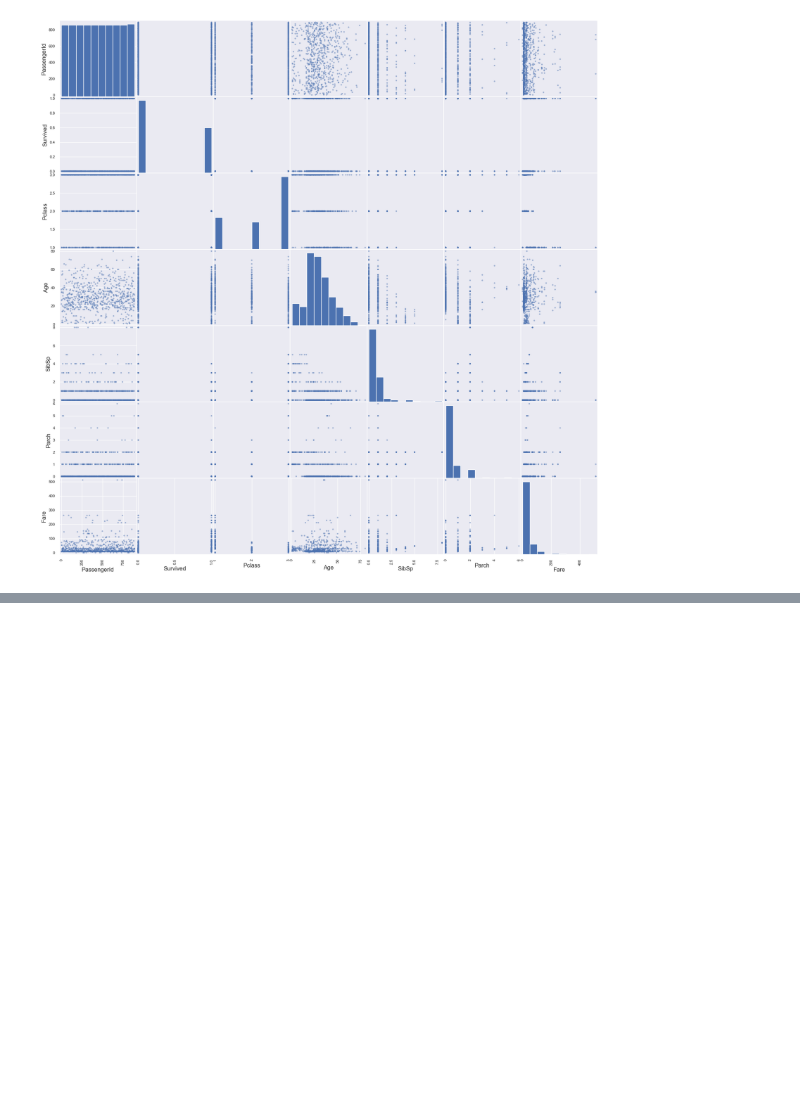
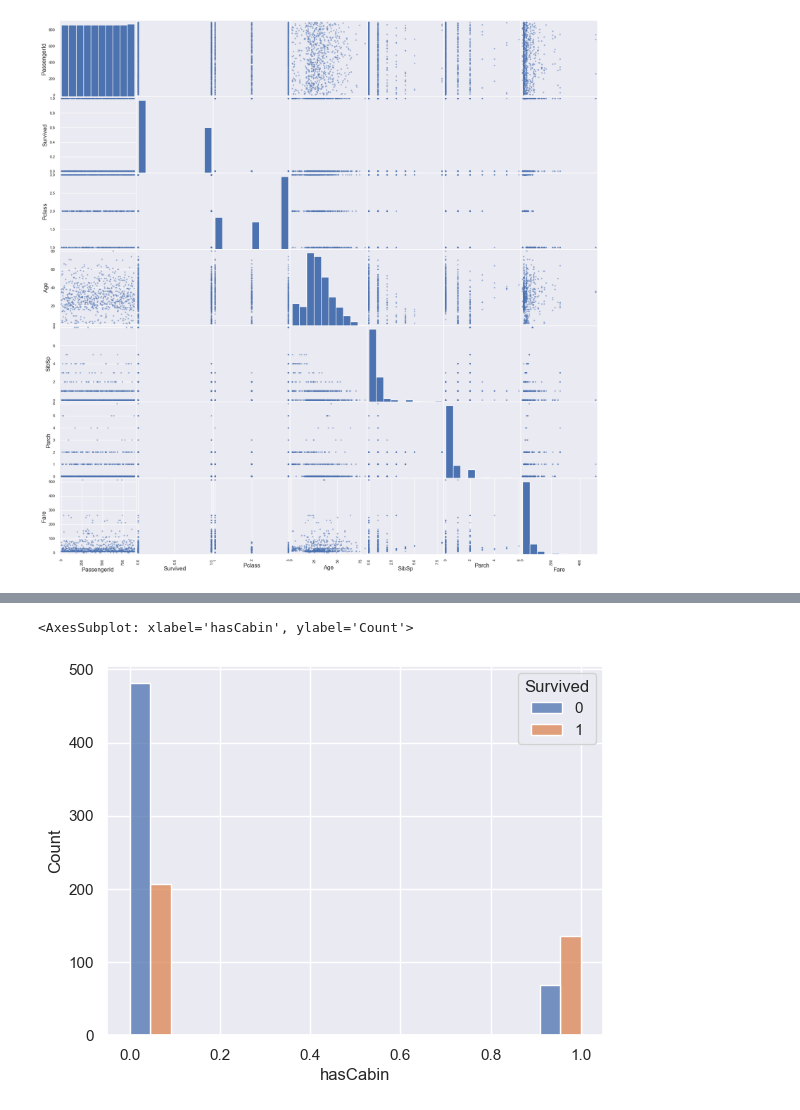
Before and after one commit to mcachosoblechero/Classic-ML-Datasets, a Jupyter notebook: Titanic/exploration/exploratory_data_analysis.ipynb, the cells around one changed output, grey strips where cells are left out. Drawn from its saved outputs; the diff is of its cells as text; code cells hidden in the pictures; blank space fills up the shorter version.

```diff
--- a/Titanic/exploration/exploratory_data_analysis.ipynb
+++ b/Titanic/exploration/exploratory_data_analysis.ipynb
@@ -245,0 +273,8 @@ fig = pd.plotting.scatter_matrix(train_data, figsize=(20,20))
+# %%
+# hasCabin Feature Extraction
+train_data['hasCabin'] = train_data.Cabin.notnull().apply(lambda x: 1 if x==True else 0)
+# %%
+sns.histplot(data=train_data[['Survived', 'hasCabin']], x='hasCabin', hue='Survived', multiple="dodge")
+# %% [output]
+<AxesSubplot: xlabel='hasCabin', ylabel='Count'>
+[figure, added]
```
Also changed, not shown: parts of 19 cells of this notebook.
